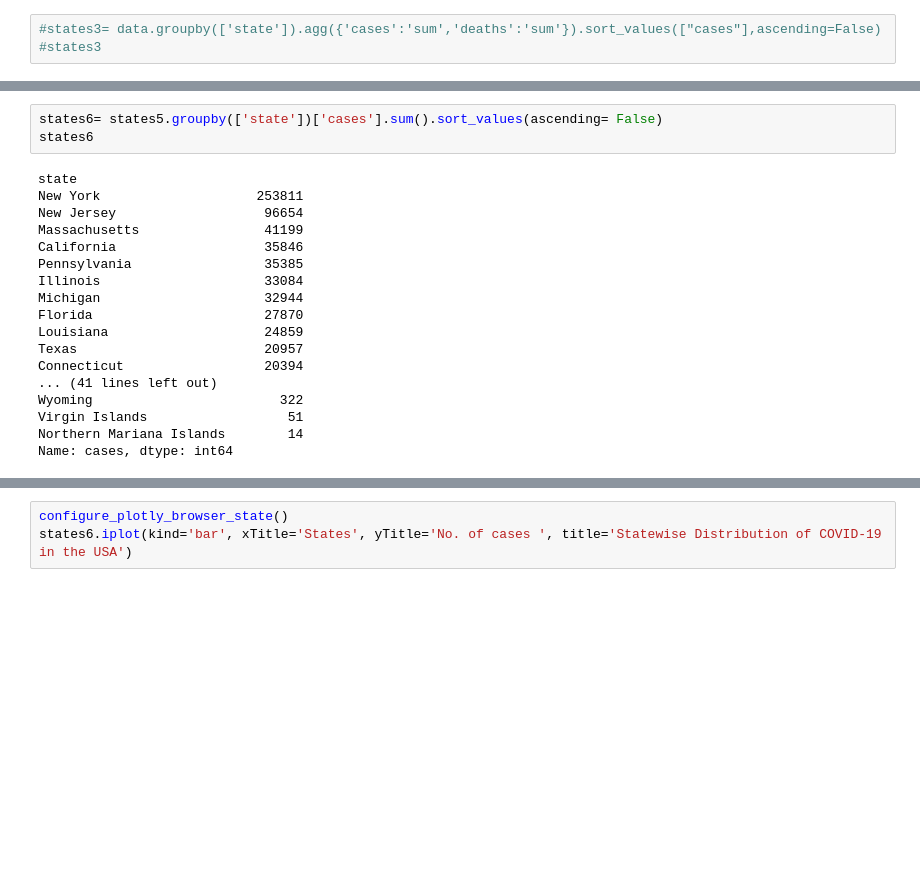
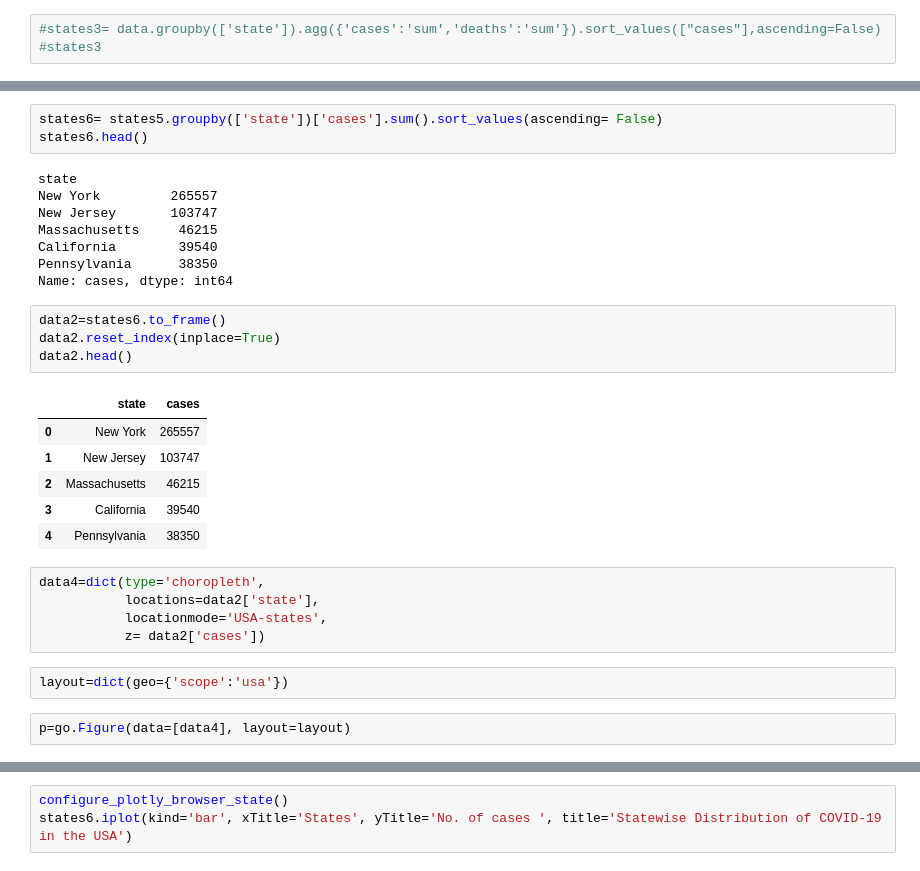
Before and after one commit to yashgarg-7/Data-visualization, a Jupyter notebook: corona_project(USA).ipynb, the cells around one changed output, grey strips where cells are left out. Cells and saved outputs as stored; diff of their text form; blank space fills up the shorter version.

```diff
--- a/corona_project(USA).ipynb
+++ b/corona_project(USA).ipynb
@@ -156,21 +143,31 @@ states5
 # %%
 states6= states5.groupby(['state'])['cases'].sum().sort_values(ascending= False)
-states6
+states6.head()
 # %% [output]
 state
-New York                    253811
-New Jersey                   96654
-Massachusetts                41199
-California                   35846
-Pennsylvania                 35385
-Illinois                     33084
-Michigan                     32944
-Florida                      27870
-Louisiana                    24859
-Texas                        20957
-Connecticut                  20394
-... (41 lines left out)
-Wyoming                        322
-Virgin Islands                  51
-Northern Mariana Islands        14
+New York         265557
+New Jersey       103747
+Massachusetts     46215
+California        39540
+Pennsylvania      38350
 Name: cases, dtype: int64
+# %%
+data2=states6.to_frame()
+data2.reset_index(inplace=True)
+data2.head()
+# %% [output]
+|  | state | cases |
+| 0 | New York | 265557 |
+| 1 | New Jersey | 103747 |
+| 2 | Massachusetts | 46215 |
+| 3 | California | 39540 |
+| 4 | Pennsylvania | 38350 |
+# %%
+data4=dict(type='choropleth',
+           locations=data2['state'],
+           locationmode='USA-states',
+           z= data2['cases'])
+# %%
+layout=dict(geo={'scope':'usa'})
+# %%
+p=go.Figure(data=[data4], layout=layout)
```
Also changed, not shown: parts of 11 cells of this notebook.
